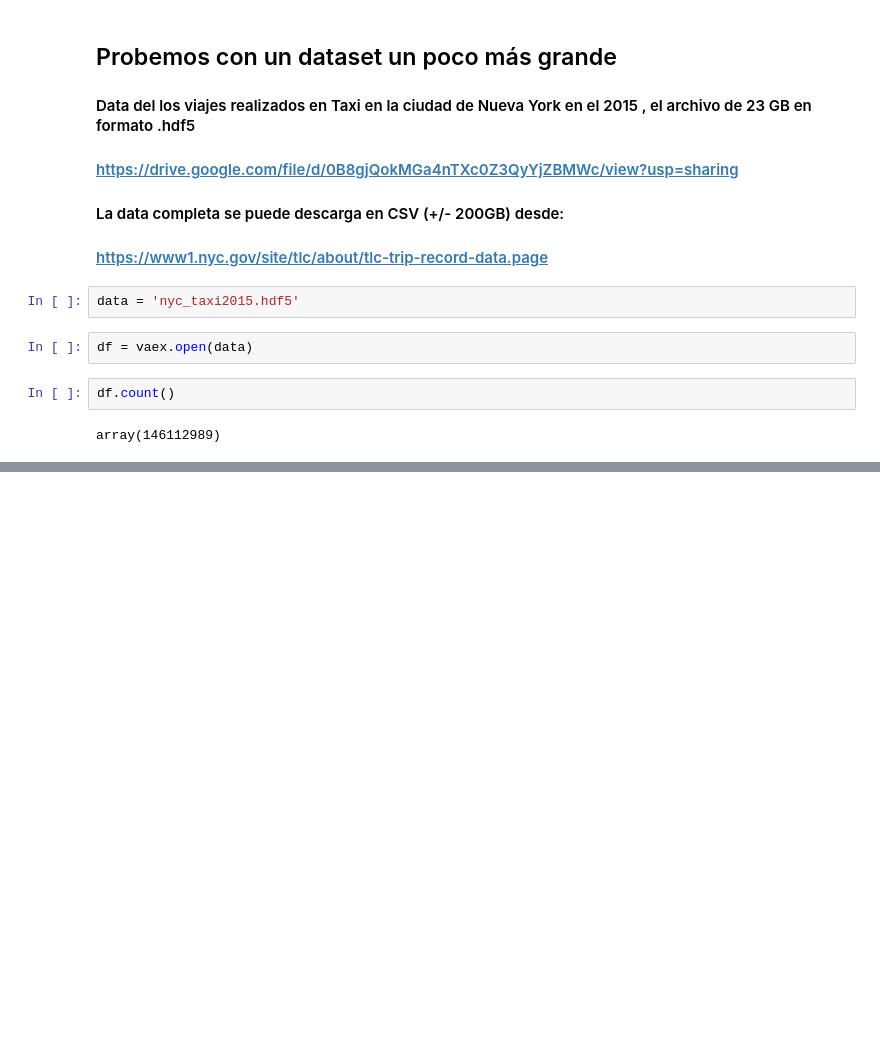
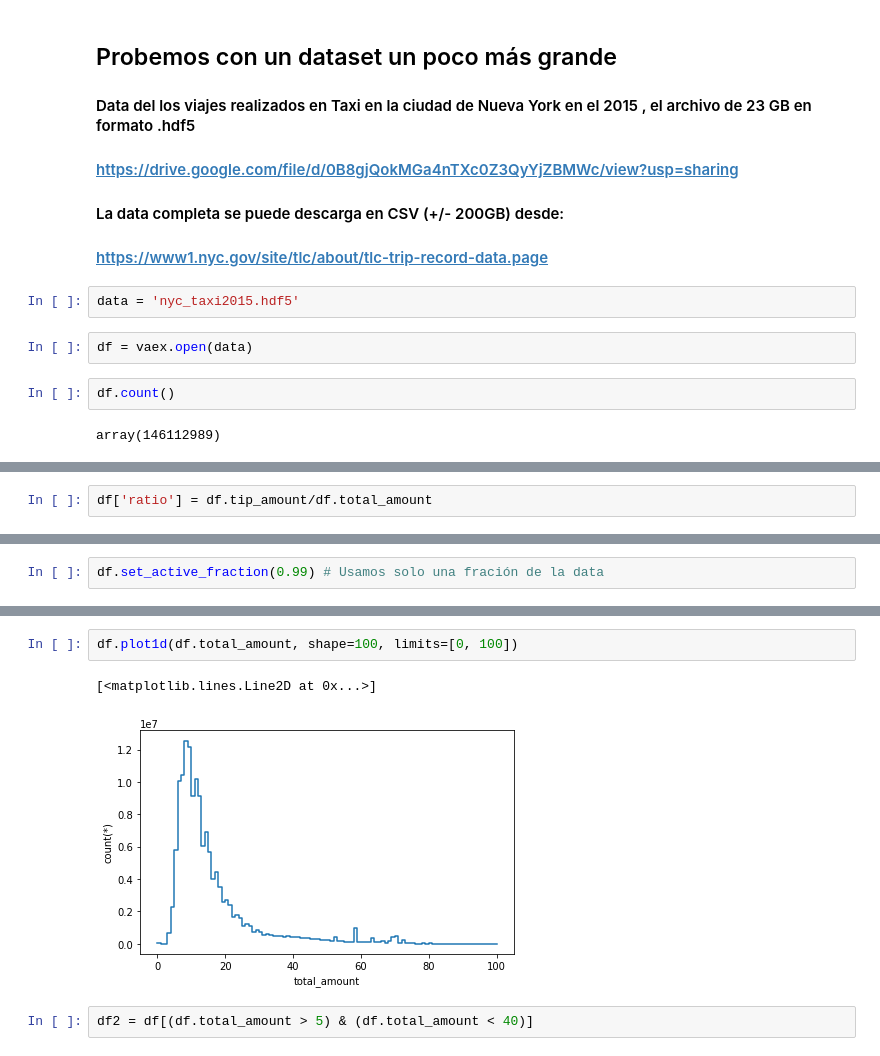
Before and after one commit to marcocarranza/pyconar19_vaex, a Jupyter notebook: intro_vaex.ipynb, the cells around one changed output, grey strips where cells are left out. Cells and saved outputs as stored; diff of their text form; blank space fills up the shorter version.

```diff
--- a/intro_vaex.ipynb
+++ b/intro_vaex.ipynb
@@ -96,0 +136,2 @@ array(146112989)
+# %%
+df['ratio'] = df.tip_amount/df.total_amount
@@ -96,0 +160,2 @@ array(146112989)
+# %%
+df.set_active_fraction(0.99) # Usamos solo una fración de la data
@@ -96,0 +170,7 @@ array(146112989)
+# %%
+df.plot1d(df.total_amount, shape=100, limits=[0, 100])
+# %% [output]
+[<matplotlib.lines.Line2D at 0x...>]
+[figure, added]
+# %%
+df2 = df[(df.total_amount > 5) & (df.total_amount < 40)]
```
Also changed, not shown: parts of 20 cells of this notebook, 1 other file.
